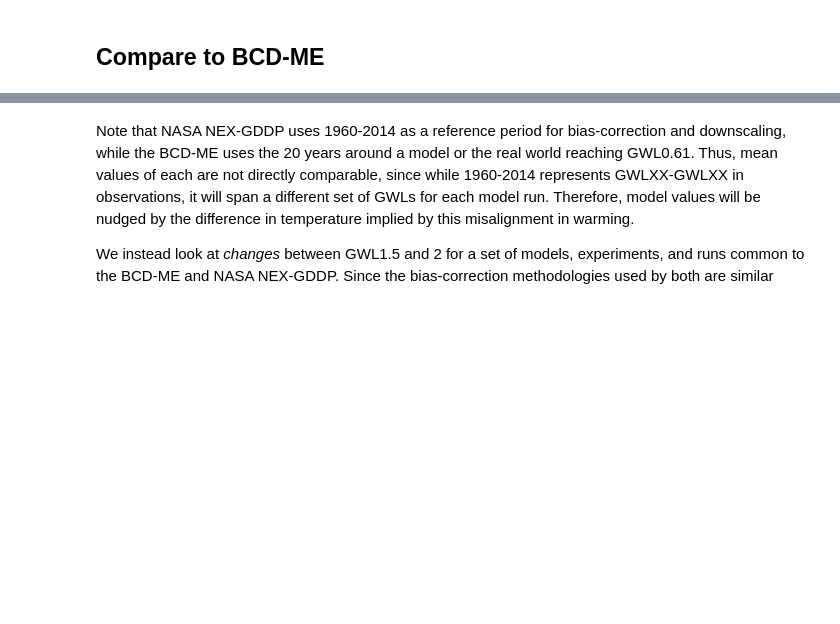
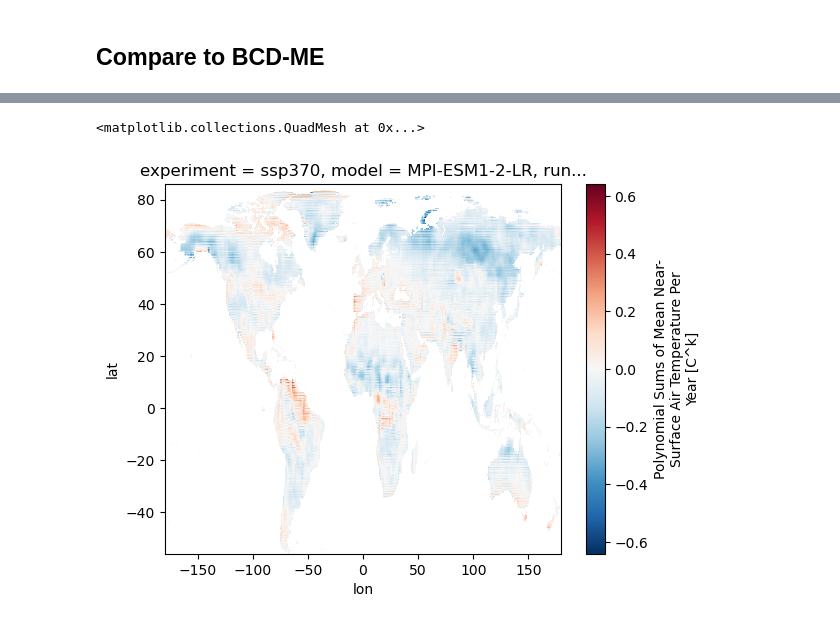
Before and after one commit to ks905383/bcd_me, a Jupyter notebook: code/diag_vs_nexgddp.ipynb, the cells around one changed output, grey strips where cells are left out. Saved outputs shown, nothing was run; the diff lists cells and outputs as text; code cells hidden in the pictures; blank space fills up the shorter version.

```diff
--- a/code/diag_vs_nexgddp.ipynb
+++ b/code/diag_vs_nexgddp.ipynb
@@ -341,4 +359,5 @@ if save_fig:
-# %% [markdown]
-Note that NASA NEX-GDDP uses 1960-2014 as a reference period for bias-correction and downscaling, while the BCD-ME uses the 20 years around a model or the real world reaching GWL0.61. Thus, mean values of each are not directly comparable, since while 1960-2014 represents GWLXX-GWLXX in observations, it will span a different set of GWLs for each model run. Therefore, model values will be nudged by the difference in temperature implied by this misalignment in warming.
-
-We instead look at _changes_ between GWL1.5 and 2 for a set of models, experiments, and runs common to the BCD-ME and NASA NEX-GDDP. Since the bias-correction methodologies used by both are similar
+# %%
+plot_data.plot()
+# %% [output]
+<matplotlib.collections.QuadMesh at 0x...>
+[figure, added]
```
Also changed, not shown: parts of 6 cells of this notebook, 2 other files.
